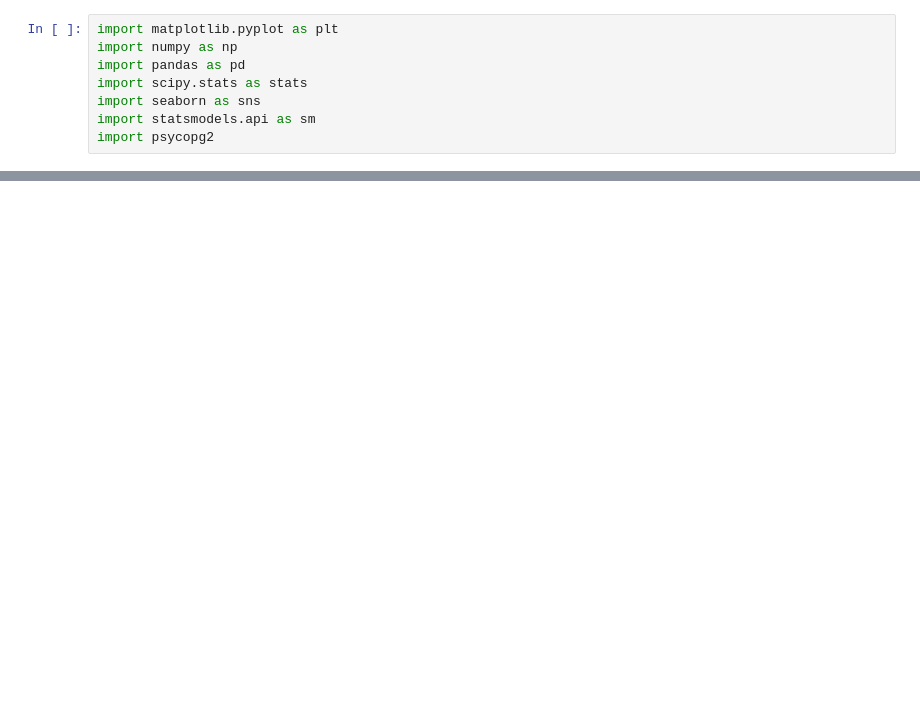
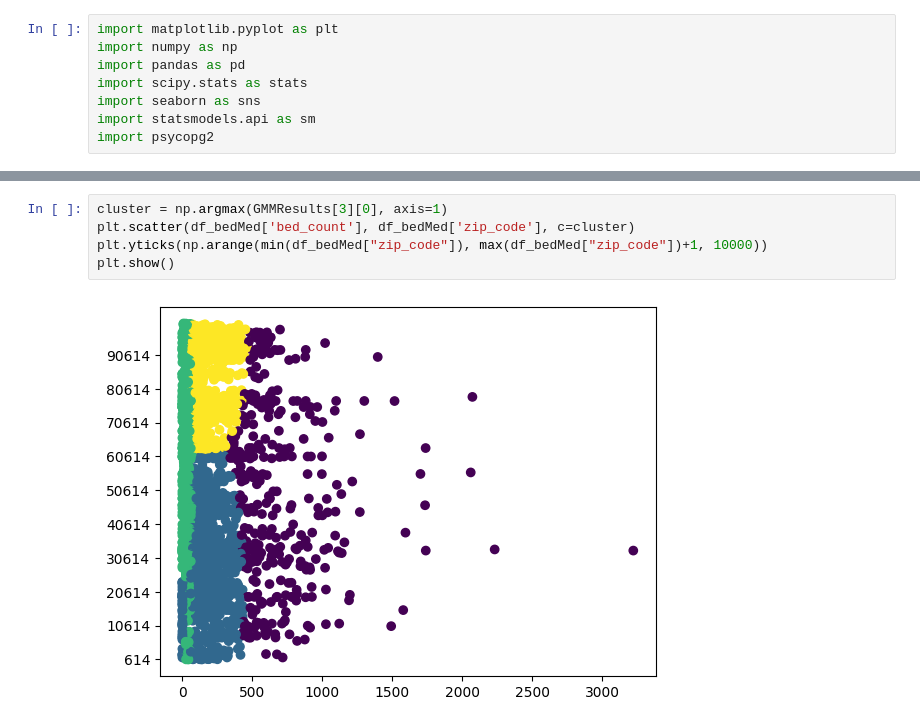
Before and after one commit to filip-r-casey/Hospital-Compliance, a Jupyter notebook: EM.ipynb, the cells around one changed output, grey strips where cells are left out. Cells and saved outputs as stored; diff of their text form; blank space fills up the shorter version.

```diff
--- a/EM.ipynb
+++ b/EM.ipynb
@@ -143,0 +134,7 @@ GMM(df_bed, 3, "meets_standards", "bed_count")
+# %%
+cluster = np.argmax(GMMResults[3][0], axis=1)
+plt.scatter(df_bedMed['bed_count'], df_bedMed['zip_code'], c=cluster)
+plt.yticks(np.arange(min(df_bedMed["zip_code"]), max(df_bedMed["zip_code"])+1, 10000))
+plt.show()
+# %% [output]
+[figure, added]
```
Also changed, not shown: parts of 8 cells of this notebook.
